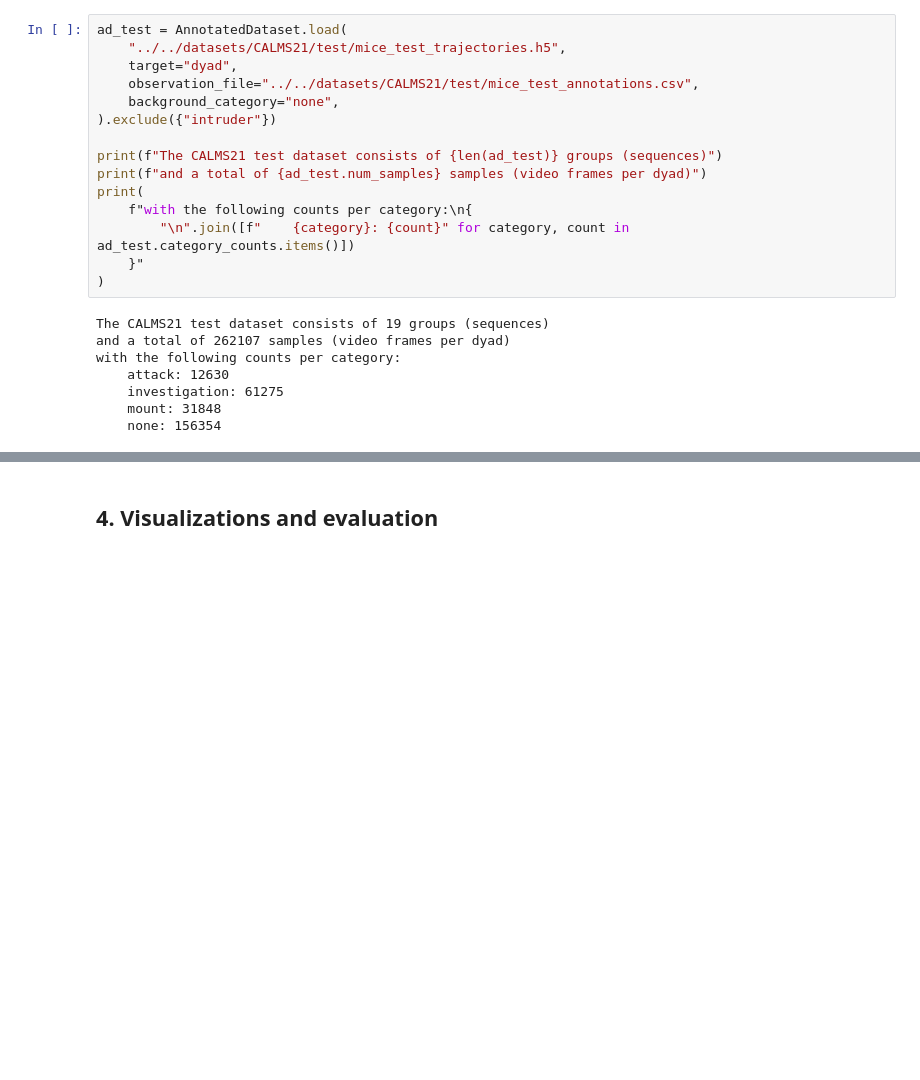
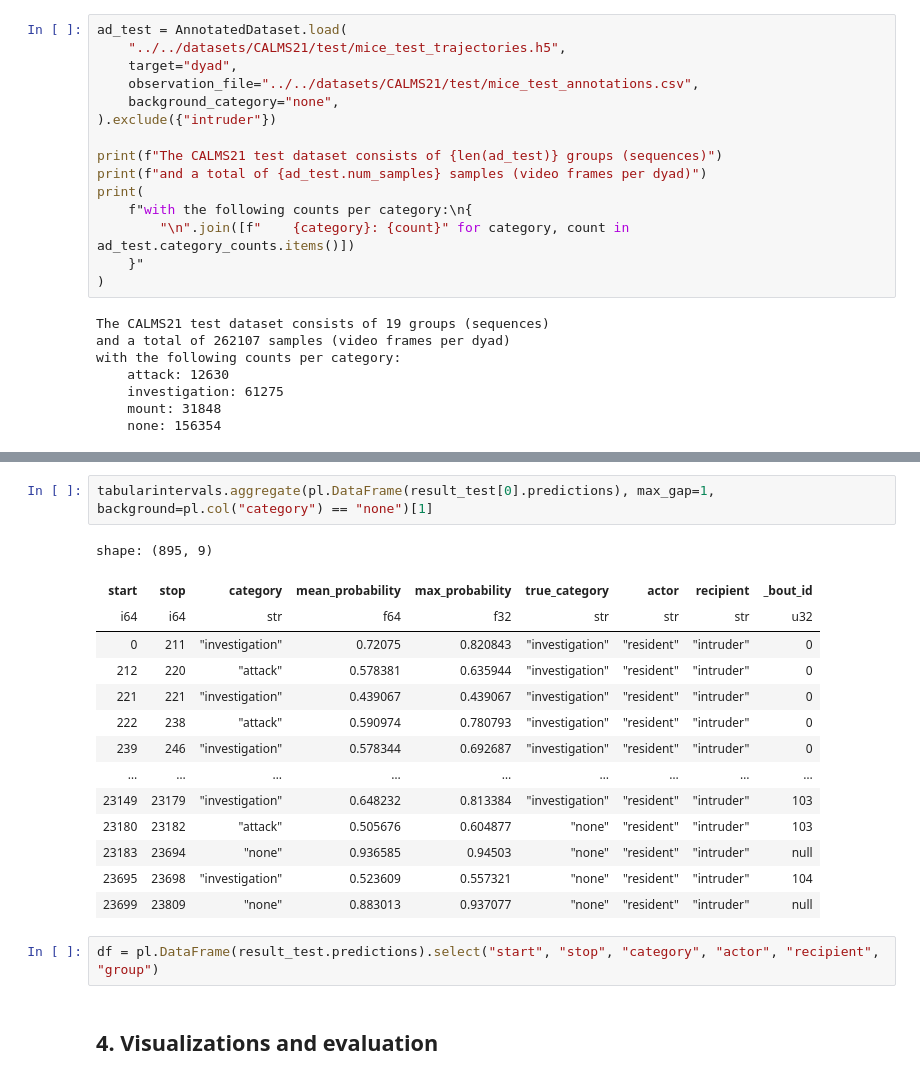
Before and after one commit to pnuehrenberg/vassi, a Jupyter notebook: examples/CALMS21/minimal_example-Copy1.ipynb, the cells around one changed output, grey strips where cells are left out. Cells and saved outputs as stored; diff of their text form; blank space fills up the shorter version.

```diff
--- a/examples/CALMS21/minimal_example-Copy1.ipynb
+++ b/examples/CALMS21/minimal_example-Copy1.ipynb
@@ -220,3 +228,22 @@ Wall time: 4.03 s
+# %%
+tabularintervals.aggregate(pl.DataFrame(result_test[0].predictions), max_gap=1, background=pl.col("category") == "none")[1]
+# %% [output]
+shape: (895, 9)
+| start | stop | category | mean_probability | max_probability | true_category | actor | recipient | _bout_id |
+| i64 | i64 | str | f64 | f32 | str | str | str | u32 |
+| 0 | 211 | "investigation" | 0.72075 | 0.820843 | "investigation" | "resident" | "intruder" | 0 |
+| 212 | 220 | "attack" | 0.578381 | 0.635944 | "investigation" | "resident" | "intruder" | 0 |
+| 221 | 221 | "investigation" | 0.439067 | 0.439067 | "investigation" | "resident" | "intruder" | 0 |
+| 222 | 238 | "attack" | 0.590974 | 0.780793 | "investigation" | "resident" | "intruder" | 0 |
+| 239 | 246 | "investigation" | 0.578344 | 0.692687 | "investigation" | "resident" | "intruder" | 0 |
+| … | … | … | … | … | … | … | … | … |
+| 23149 | 23179 | "investigation" | 0.648232 | 0.813384 | "investigation" | "resident" | "intruder" | 103 |
+| 23180 | 23182 | "attack" | 0.505676 | 0.604877 | "none" | "resident" | "intruder" | 103 |
+| 23183 | 23694 | "none" | 0.936585 | 0.94503 | "none" | "resident" | "intruder" | null |
+| 23695 | 23698 | "investigation" | 0.523609 | 0.557321 | "none" | "resident" | "intruder" | 104 |
+| 23699 | 23809 | "none" | 0.883013 | 0.937077 | "none" | "resident" | "intruder" | null |
+# %%
+df = pl.DataFrame(result_test.predictions).select("start", "stop", "category", "actor", "recipient", "group")
 # %% [markdown]
 ## 4. Visualizations and evaluation
 # %%
```
Also changed, not shown: parts of 11 cells of this notebook, 8 other files.
